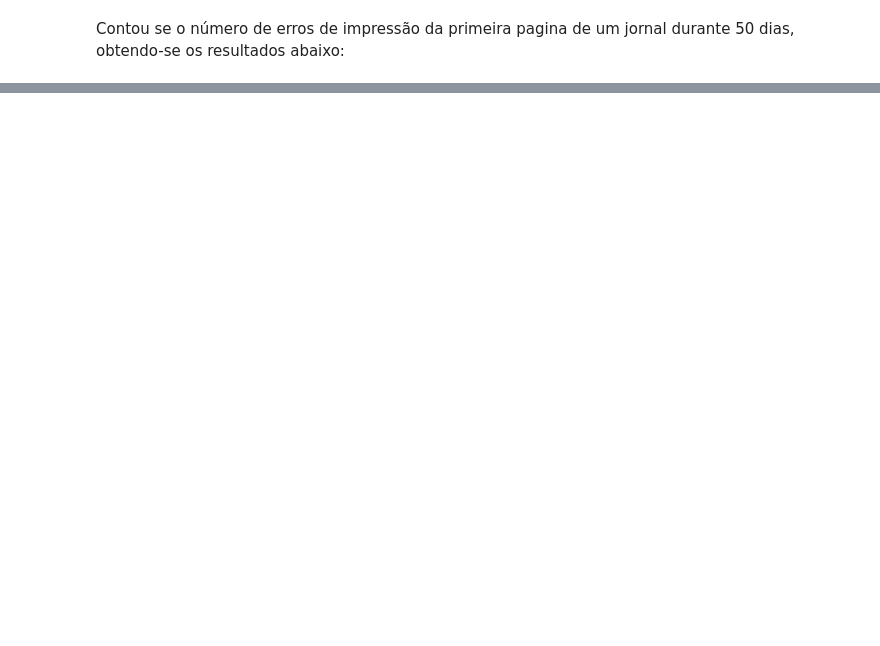
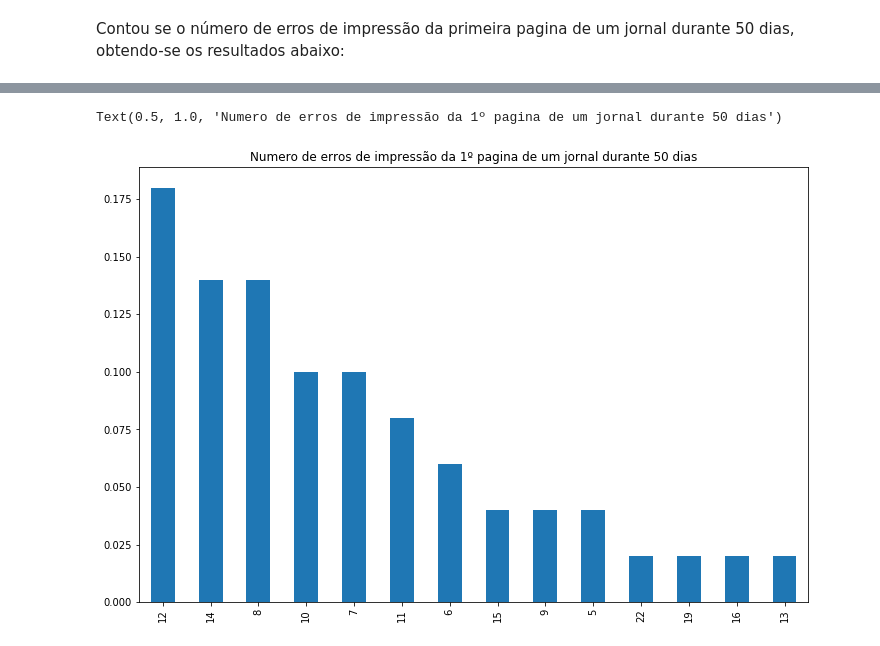
Before and after one commit to nilberthsouza/Businessinteligence, a Jupyter notebook: Exercicios_Livro_Bussab.ipynb, the cells around one changed output, grey strips where cells are left out. Drawn from its saved outputs; the diff is of its cells as text; code cells hidden in the pictures; blank space fills up the shorter version.

```diff
--- a/Exercicios_Livro_Bussab.ipynb
+++ b/Exercicios_Livro_Bussab.ipynb
@@ -26 +22,8 @@ dfe.head()
+# %%
+fig = plt.figure(figsize=(12,8))
+dfe.Erros.value_counts(normalize=True).plot(kind='bar')
+plt.title('Numero de erros de impressão da 1º pagina de um jornal durante 50 dias')
+# %% [output]
+Text(0.5, 1.0, 'Numero de erros de impressão da 1º pagina de um jornal durante 50 dias')
+[figure, added]
 # %%
```
Also changed, not shown: parts of 6 cells of this notebook.
